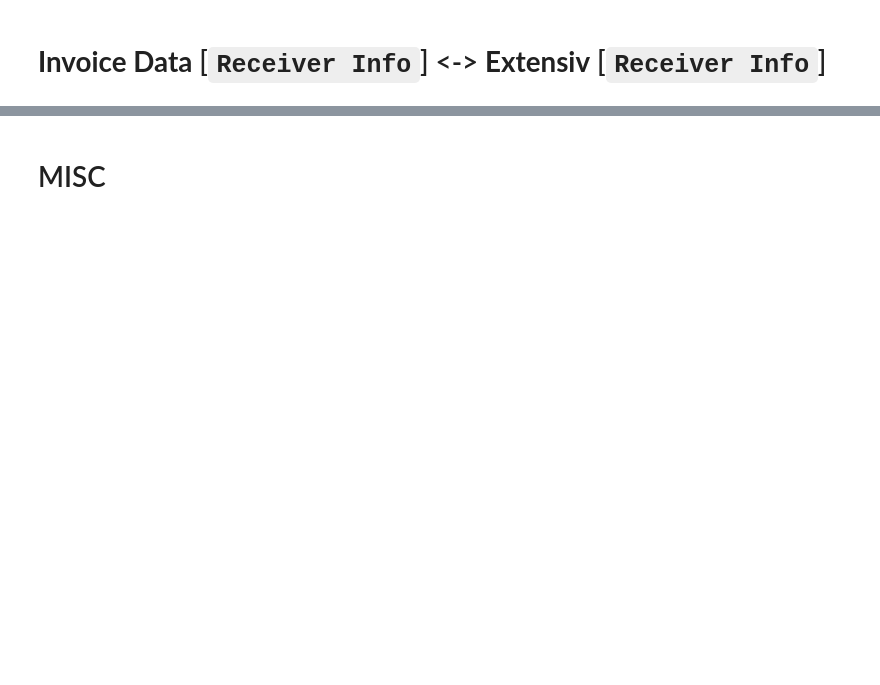
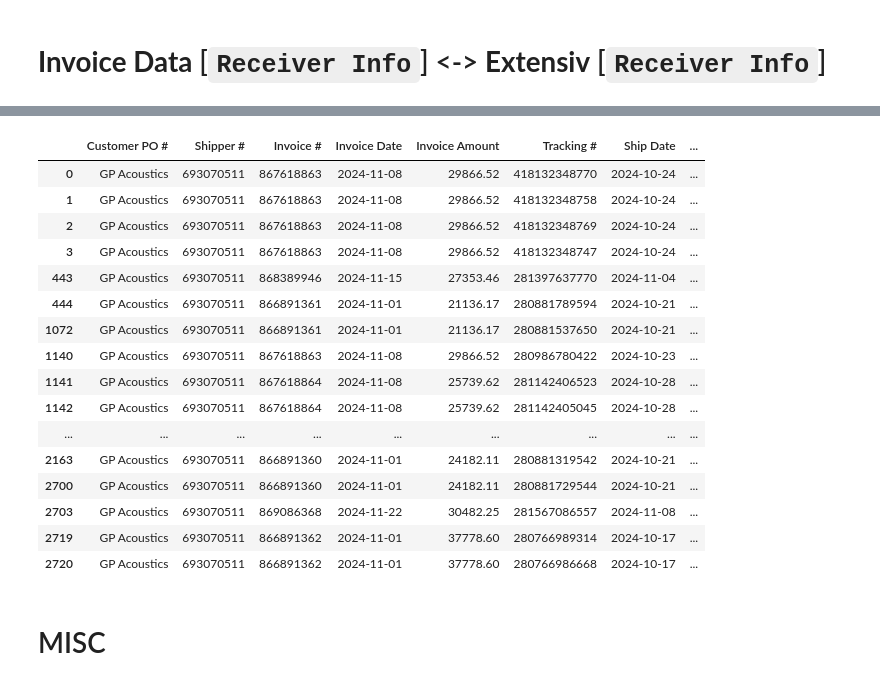
Before and after one commit to dsagher/Reconciliation-Project, a Jupyter notebook: py_files/recon.ipynb, the cells around one changed output, grey strips where cells are left out. Cells and saved outputs as stored; diff of their text form; code cells hidden in the pictures; blank space fills up the shorter version.

```diff
--- a/py_files/recon.ipynb
+++ b/py_files/recon.ipynb
@@ -413 +526,4 @@ for i, row in gp_receiver_info_nd.iterrows():
+# %%
+gp_receiver_info = create_extensiv_receiver_info(gp_acoustics)
+invoice_data_receiver_info = create_invoice_data_receiver_info(invoice_data, gp_reference_matches)
 # %%
@@ -459,0 +562,6 @@ compare_receiver_info(idn_receiver_entry, gp_receiver_entry)
+# %%
+gp_receiver_matches = compare_receiver_info(invoice_data_receiver_info, gp_receiver_info)
+# %%
+final_matches_lst = []
+final_matches_lst.extend(gp_reference_matches)
+final_matches_lst.extend(gp_receiver_matches)
@@ -460,2 +588,39 @@ compare_receiver_info(idn_receiver_entry, gp_receiver_entry)
+# %%
+for i, row in not_found.iterrows():
+    for dct in final_matches_lst:
+
+        if 'Reference' in dct and dct['Reference'] == row['Reference']:
+            not_found.loc[i, 'Customer PO #'] = dct['Name']
+        elif 'Address' in dct and dct['Address'] == row['Receiver Address']:
+            not_found.loc[i, 'Customer PO #'] = dct['Customer']
+        elif 'Name' in dct and dct['Name'] == row['Receiver Name']:
+            not_found.loc[i, 'Customer PO #'] = dct['Customer']
+        elif 'Company' in dct and dct['Company'] == row['Receiver Company']:
+            not_found.loc[i, 'Customer PO #'] = dct['Customer']
+        elif 'Reference' in dct:
+            try:
+                dct['Reference'] = int(dct['Reference'])
+            except ValueError:
+                pass
+# %%
+not_found[not_found['Customer PO #'] == 'GP Acoustics']
+# %% [output]
+|  | Customer PO # | Shipper # | Invoice # | Invoice Date | Invoice Amount | Tracking # | Ship Date | ... |
+| 0 | GP Acoustics | 693070511 | 867618863 | 2024-11-08 | 29866.52 | 418132348770 | 2024-10-24 | ... |
+| 1 | GP Acoustics | 693070511 | 867618863 | 2024-11-08 | 29866.52 | 418132348758 | 2024-10-24 | ... |
+| 2 | GP Acoustics | 693070511 | 867618863 | 2024-11-08 | 29866.52 | 418132348769 | 2024-10-24 | ... |
+| 3 | GP Acoustics | 693070511 | 867618863 | 2024-11-08 | 29866.52 | 418132348747 | 2024-10-24 | ... |
+| 443 | GP Acoustics | 693070511 | 868389946 | 2024-11-15 | 27353.46 | 281397637770 | 2024-11-04 | ... |
+| 444 | GP Acoustics | 693070511 | 866891361 | 2024-11-01 | 21136.17 | 280881789594 | 2024-10-21 | ... |
+| 1072 | GP Acoustics | 693070511 | 866891361 | 2024-11-01 | 21136.17 | 280881537650 | 2024-10-21 | ... |
+| 1140 | GP Acoustics | 693070511 | 867618863 | 2024-11-08 | 29866.52 | 280986780422 | 2024-10-23 | ... |
+| 1141 | GP Acoustics | 693070511 | 867618864 | 2024-11-08 | 25739.62 | 281142406523 | 2024-10-28 | ... |
+| 1142 | GP Acoustics | 693070511 | 867618864 | 2024-11-08 | 25739.62 | 281142405045 | 2024-10-28 | ... |
+| ... | ... | ... | ... | ... | ... | ... | ... | ... |
+| 2163 | GP Acoustics | 693070511 | 866891360 | 2024-11-01 | 24182.11 | 280881319542 | 2024-10-21 | ... |
+| 2700 | GP Acoustics | 693070511 | 866891360 | 2024-11-01 | 24182.11 | 280881729544 | 2024-10-21 | ... |
+| 2703 | GP Acoustics | 693070511 | 869086368 | 2024-11-22 | 30482.25 | 281567086557 | 2024-11-08 | ... |
+| 2719 | GP Acoustics | 693070511 | 866891362 | 2024-11-01 | 37778.60 | 280766989314 | 2024-10-17 | ... |
+| 2720 | GP Acoustics | 693070511 | 866891362 | 2024-11-01 | 37778.60 | 280766986668 | 2024-10-17 | ... |
 # %% [markdown]
 # MISC
```
Also changed, not shown: parts of 29 cells of this notebook, 2 other files.
